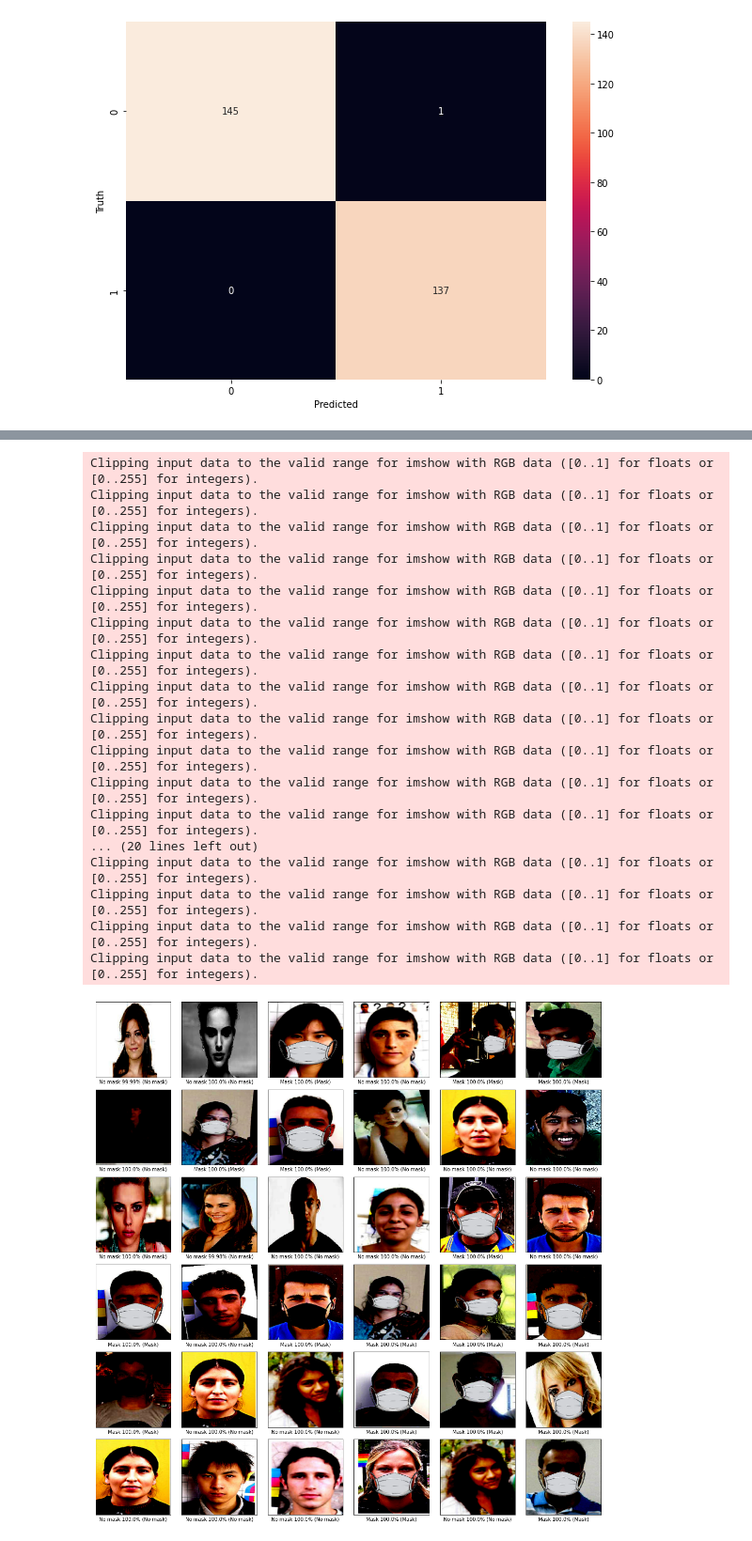
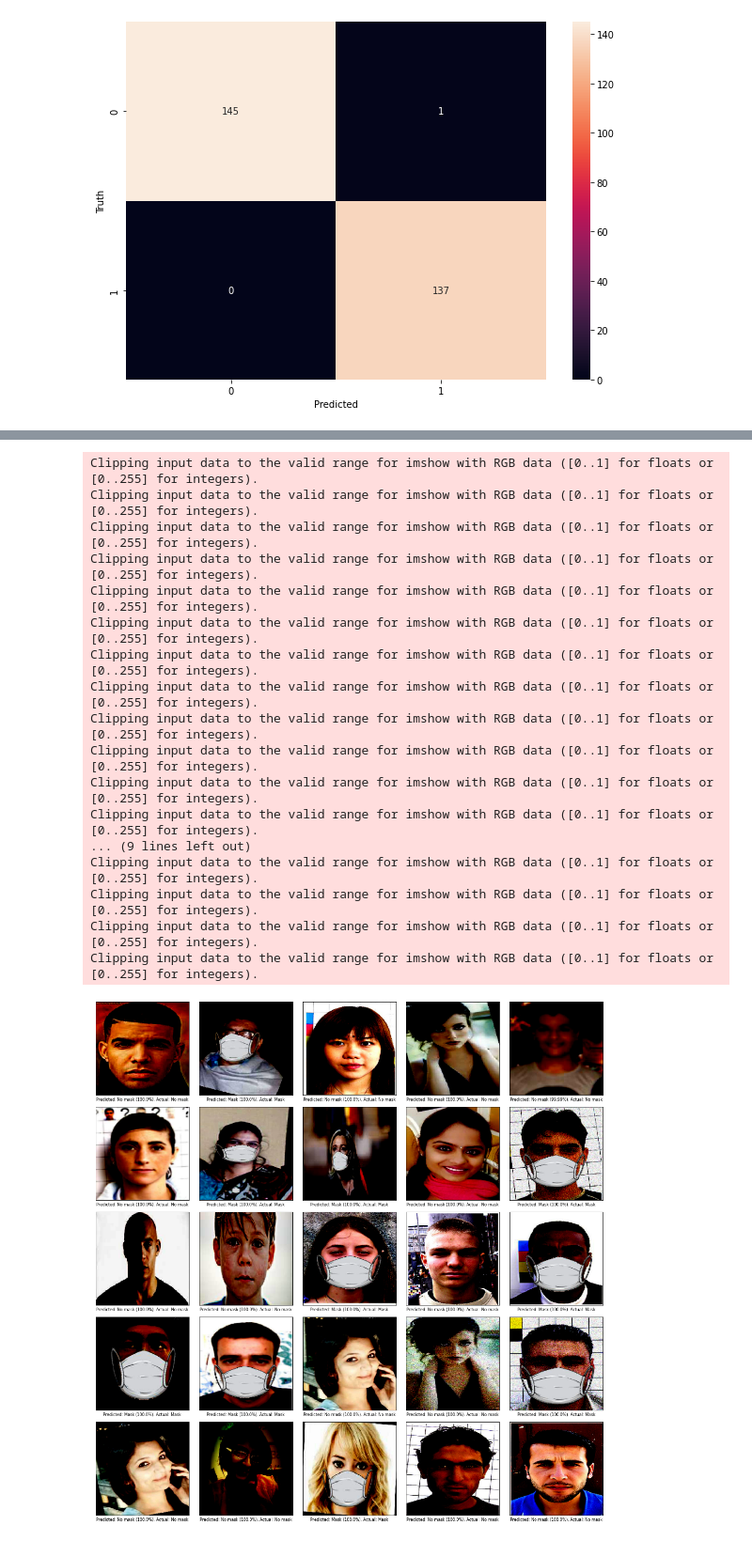
Before and after one commit to Austine316/nose-mask-detector, a Jupyter notebook: Nosemask_detector.ipynb, the cells around one changed output, grey strips where cells are left out. Shown at 94% size. Drawn from its saved outputs; the diff is of its cells as text; code cells hidden in the pictures.

Commit message:
best model

```diff
--- a/Nosemask_detector.ipynb
+++ b/Nosemask_detector.ipynb
@@ -301,0 +191,10 @@ predIdxs = model.predict(testX, batch_size=BS)
+# %%
+# train
+
+history = model.fit(
+    data_augmentation.flow(X_train, y_train, batch_size=batch_size),
+    steps_per_epoch=len(X_train) // batch_size,
+    validation_data=(X_test, y_test),
+    validation_steps=len(X_test) // batch_size,
+    epochs=epochs,
+    callbacks=earlystopping_callback)
@@ -302,6 +268,10 @@ predIdxs = model.predict(testX, batch_size=BS)
+# %%
+# make predictions on the testing set
+
+predIdxs = model.predict(X_test, batch_size=batch_size)
 # %%
 predIdxs.shape
 # %% [output]
 (283, 2)
 # %%
-classLables = ["Mask", "No mask"]
+class_lables = ["Mask", "No mask"]
@@ -312,5 +278,5 @@ classLables
 # %%
-test_y = np.array([np.argmax(ii) for ii in testY])
+test_y = np.array([np.argmax(ii) for ii in y_test])
 test_y
 # %% [output]
 array([0, 1, 1, 1, 1, 0, 1, 0, 0, 1, 1, 1, 1, 1, 0, 0, 1, 1, 1, 1, 1, 1,
@@ -371,35 +341,38 @@ len(testX)
 # %%
-import random
+# Plot random sample to check predictions
+
 plt.figure(figsize=(15,15))
-nn = 36
+nn = 25
 for ii in range(0, nn):
-  plt.subplot(6,6,ii+1)
-  plt.xticks([])
-  plt.yticks([])
-  randno = random.randint(0, (len(testX)-1))
-  plt.imshow(testX[randno])
-  plt.tight_layout()
-  if y_predict_labels[randno] == test_y[randno]:
-    color = 'black'
-  else:
-    color = 'red'
-  plt.xlabel(classLables[y_predict_labels[randno]] + " " + str(round(100*np.max(predIdxs[randno]), 2)) + "%"  + " " + "("+classLables[test_y[randno]]+")", color = color)
+    plt.subplot(5,5,ii+1)
+    plt.xticks([])
+    plt.yticks([])
+    randno = random.randint(0, (len(X_test)-1))
+    plt.imshow(X_test[randno])
+    plt.tight_layout()
+    if y_predict_labels[randno] == test_y[randno]:
+        color = 'black'
+    else:
+        color = 'red'
+    plt.xlabel('Predicted: ' + str(class_lables[y_predict_labels[randno]]) + ' (' +
+              str(round(100*np.max(predIdxs[randno]), 2)) + "%). " +
+               "Actual: " + str(class_lables[test_y[randno]]), color = color, fontsize = 8)
 # %% [output]
 Clipping input data to the valid range for imshow with RGB data ([0..1] for floats or [0..255] for integers).
 Clipping input data to the valid range for imshow with RGB data ([0..1] for floats or [0..255] for integers).
 Clipping input data to the valid range for imshow with RGB data ([0..1] for floats or [0..255] for integers).
 Clipping input data to the valid range for imshow with RGB data ([0..1] for floats or [0..255] for integers).
 Clipping input data to the valid range for imshow with RGB data ([0..1] for floats or [0..255] for integers).
 Clipping input data to the valid range for imshow with RGB data ([0..1] for floats or [0..255] for integers).
 Clipping input data to the valid range for imshow with RGB data ([0..1] for floats or [0..255] for integers).
 Clipping input data to the valid range for imshow with RGB data ([0..1] for floats or [0..255] for integers).
 Clipping input data to the valid range for imshow with RGB data ([0..1] for floats or [0..255] for integers).
 Clipping input data to the valid range for imshow with RGB data ([0..1] for floats or [0..255] for integers).
 Clipping input data to the valid range for imshow with RGB data ([0..1] for floats or [0..255] for integers).
 Clipping input data to the valid range for imshow with RGB data ([0..1] for floats or [0..255] for integers).
-... (20 lines left out)
+... (9 lines left out)
 Clipping input data to the valid range for imshow with RGB data ([0..1] for floats or [0..255] for integers).
 Clipping input data to the valid range for imshow with RGB data ([0..1] for floats or [0..255] for integers).
 Clipping input data to the valid range for imshow with RGB data ([0..1] for floats or [0..255] for integers).
 Clipping input data to the valid range for imshow with RGB data ([0..1] for floats or [0..255] for integers).
-[figure, old version]
+[figure, new version]
```
Also changed, not shown: parts of 76 cells of this notebook, 15 other files.
